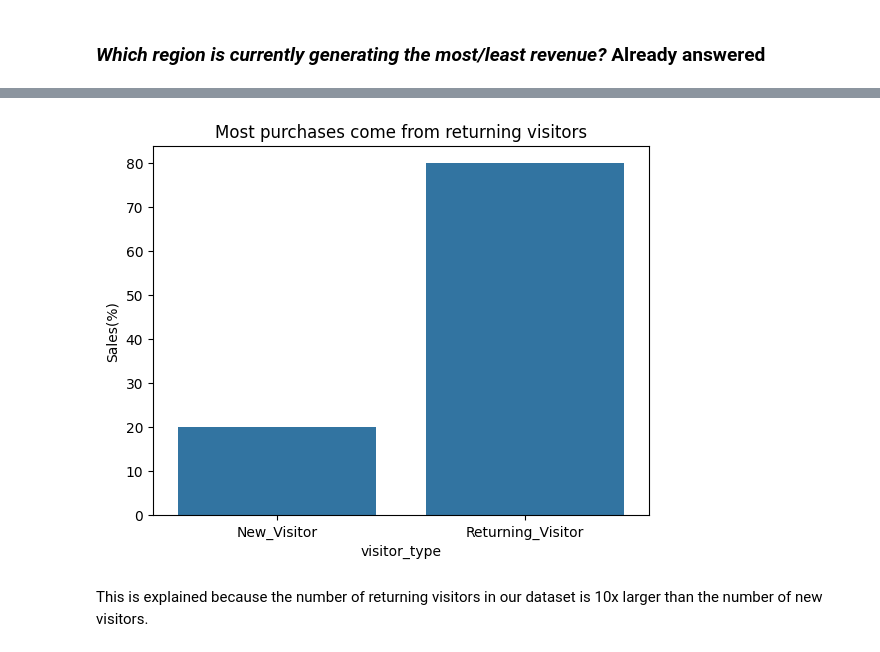
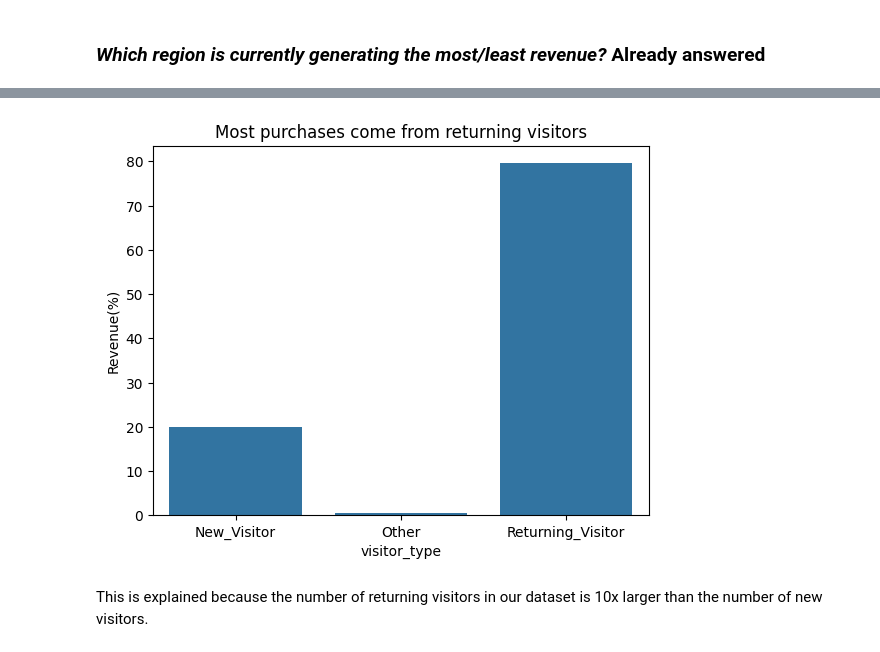
Before and after one commit to selvatica-36/Exploratory-data-analysis---Online-shopping-in-retail, a Jupyter notebook: business_analysis_report.ipynb, the cells around one changed output, grey strips where cells are left out. Saved outputs shown, nothing was run; the diff lists cells and outputs as text; code cells hidden in the pictures.

```diff
--- a/business_analysis_report.ipynb
+++ b/business_analysis_report.ipynb
@@ -60,7 +60,7 @@ import pandas as pd
 import seaborn as sns
 import matplotlib.pyplot as plt
 # %%
-customer_activity_df = pd.read_csv('data/preprocessed_data.csv')
-customer_activity_skewed = pd.read_csv('data/preprocessed_skewed_data.csv')
+# Upload cleaned data
+customer_activity_df = pd.read_csv('data/cleaned_skewed_data.csv')
 customer_activity_df.drop('Unnamed: 0', axis=1, inplace=True)
 # %%
@@ -531,3 +677,6 @@ visitor_df2 = info_extractor.get_slice(['visitor_type','revenue'])
 visitor_df2 = visitor_df2.groupby(['visitor_type']).sum()
 visitor_df2 = visitor_df2.join(counts_visitors)
 visitor_df2['purchase_%'] = (visitor_df2['revenue'] / visitor_df2['count'])*100
+total_visitor_count = 12319
+visitor_df2['visitor_%'] = (visitor_df2['count']/total_visitor_count)*100
+visitor_df2
@@ -546,3 +697,4 @@ plt.show()
 ### Now we are going to visualise the percentage of total revenue coming from each visitor type
 # %%
-visitor_df2['overall_%'] = (visitor_df2['revenue'] / total_sales)*100
+visitor_df2['revenue_%'] = (visitor_df2['revenue'] / total_sales)*100
+visitor_df2
@@ -549,10 +707,10 @@ visitor_df2['overall_%'] = (visitor_df2['revenue'] / total_sales)*100
 # %%
-sns.barplot(x=visitor_df2.index, y=visitor_df2['overall_%'])
+sns.barplot(x=visitor_df2.index, y=visitor_df2['revenue_%'])
 plt.title('Most purchases come from returning visitors')
-plt.ylabel('Sales(%)')
+plt.ylabel('Revenue(%)')
 plt.show()
 # %% [output]
-[figure, old version]
+[figure, new version]
 # %% [markdown]
 This is explained because the number of returning visitors in our dataset is 10x larger than the number of new visitors.
 # %% [markdown]
```
Also changed, not shown: parts of 61 cells of this notebook.
